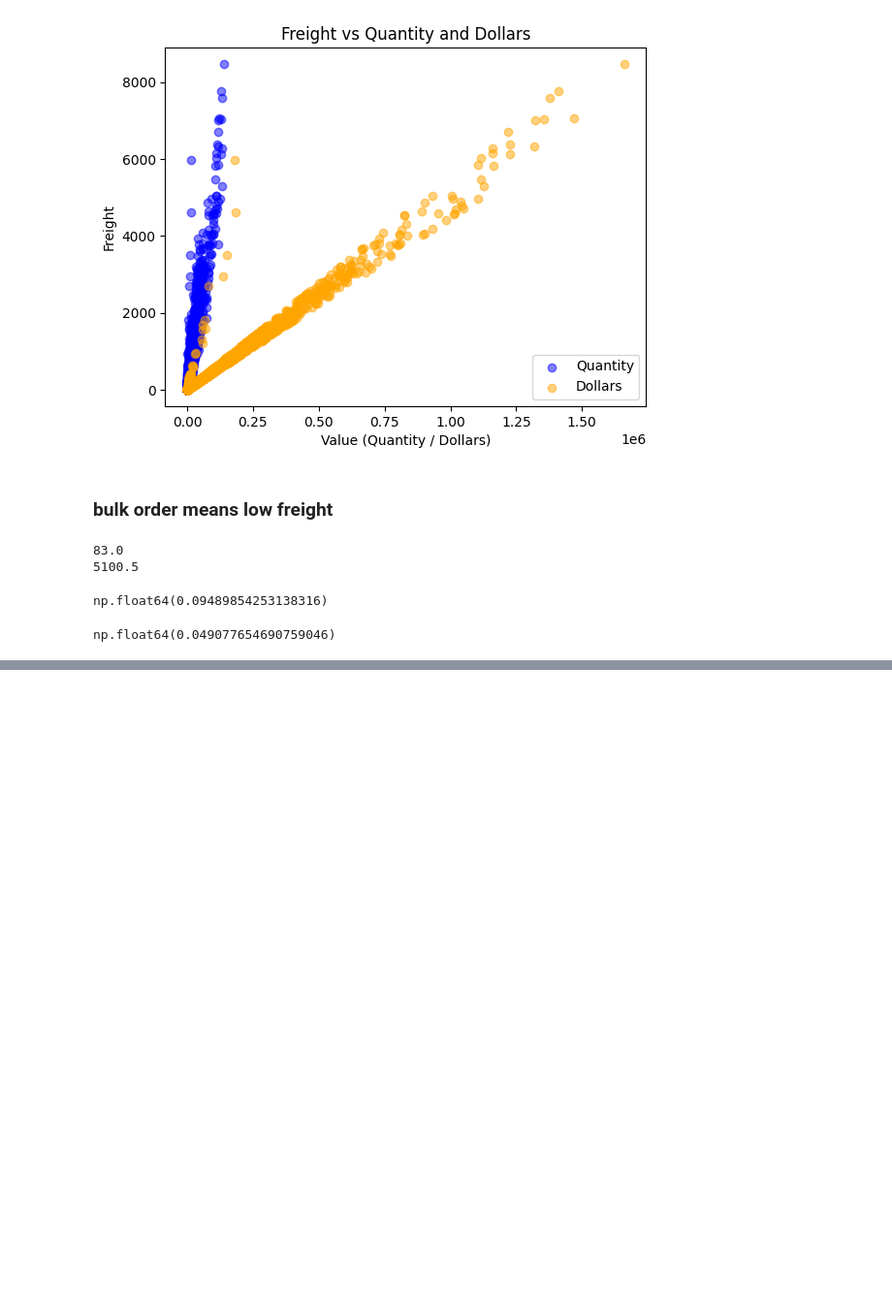
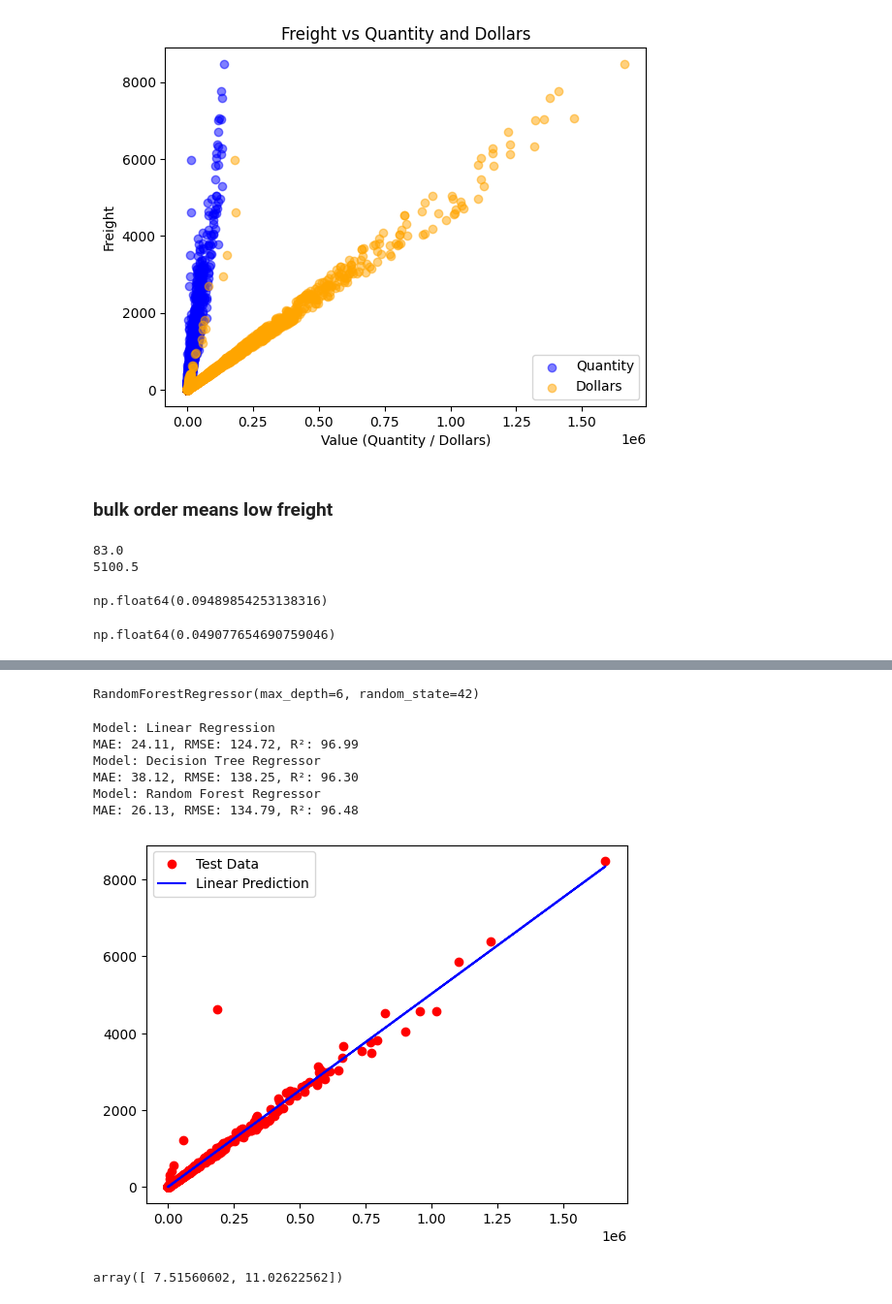
Before and after one commit to abn-oc/invoiceML, a Jupyter notebook: notebooks/predict_freight_cost.ipynb, the cells around one changed output, grey strips where cells are left out. Shown at 97% size. Drawn from its saved outputs; the diff is of its cells as text; code cells hidden in the pictures; blank space fills up the shorter version.

```diff
--- a/notebooks/predict_freight_cost.ipynb
+++ b/notebooks/predict_freight_cost.ipynb
@@ -103,0 +106,6 @@ np.float64(0.049077654690759046)
+# %%
+X = ven_invoices[['Dollars']]
+y = ven_invoices['Freight']
+# %%
+from sklearn.model_selection import train_test_split
+X_train, X_test, y_train, y_test = train_test_split(X, y, test_size=0.2, random_state=42)
@@ -103,0 +117,11 @@ np.float64(0.049077654690759046)
+# %%
+model1 = LinearRegression()
+model1.fit(X_train, y_train)
+
+model2 = DecisionTreeRegressor(max_depth=4, random_state=42)
+model2.fit(X_train, y_train)
+
+model3 = RandomForestRegressor(max_depth=6, random_state=42)
+model3.fit(X_train, y_train)
+# %% [output]
+RandomForestRegressor(max_depth=6, random_state=42)
@@ -103,0 +137,34 @@ np.float64(0.049077654690759046)
+# %%
+evaluate_model(model1, X_test, y_test, "Linear Regression")
+evaluate_model(model2, X_test, y_test, "Decision Tree Regressor")
+evaluate_model(model3, X_test, y_test, "Random Forest Regressor")
+# %% [output]
+Model: Linear Regression
+MAE: 24.11, RMSE: 124.72, R²: 96.99
+Model: Decision Tree Regressor
+MAE: 38.12, RMSE: 138.25, R²: 96.30
+Model: Random Forest Regressor
+MAE: 26.13, RMSE: 134.79, R²: 96.48
+# %%
+import matplotlib.pyplot as plt
+
+# 1. Get predictions from your Linear Regression model
+y_pred_linear = model1.predict(X_test)
+
+# 2. Plotting (Exactly like the tutorial)
+plt.scatter(X_test, y_test, color='red', label='Test Data')
+plt.plot(X_test, y_pred_linear, color='blue', label='Linear Prediction')
+
+plt.legend()
+plt.show()
+# %% [output]
+[figure, added]
+# %%
+# inferencing
+input = {
+    "Dollars": [500, 1200]
+}
+input_df = pd.DataFrame(input)
+model1.predict(input_df)
+# %% [output]
+array([ 7.51560602, 11.02622562])
```
Also changed, not shown: parts of 3 cells of this notebook.
